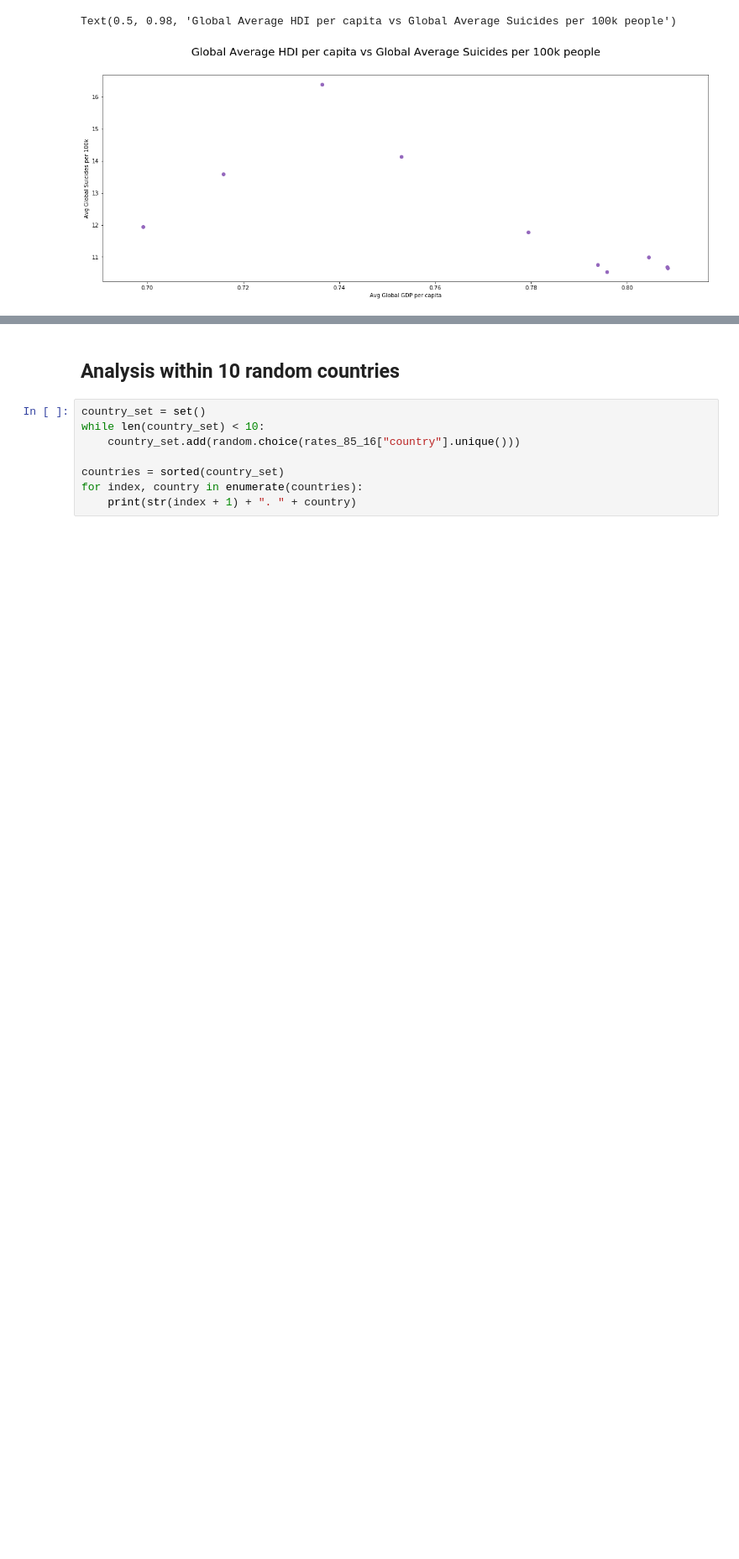
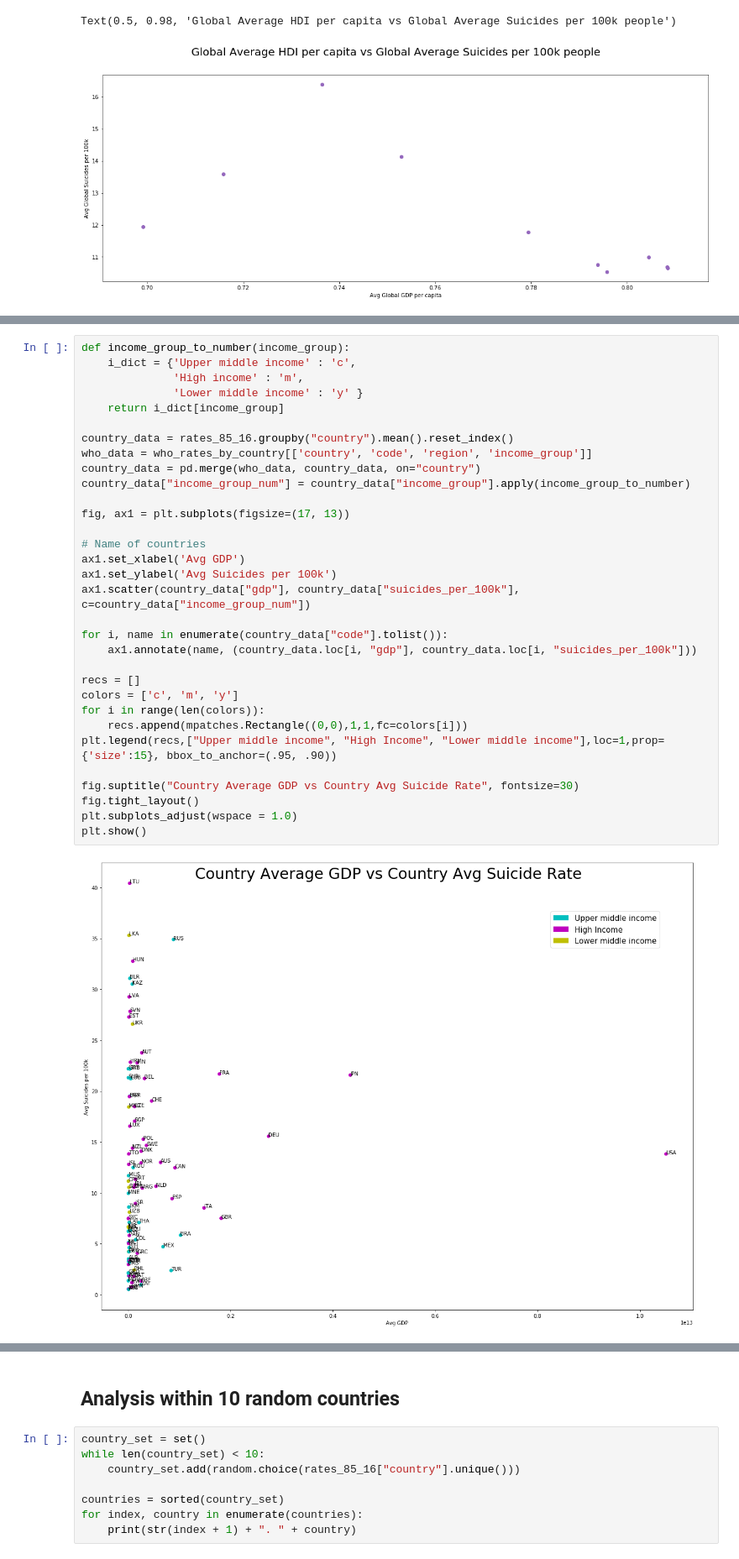
Before and after one commit to sethdagostino/COGS-108-Final-Project, a Jupyter notebook: FinalProject.ipynb, the cells around one changed output, grey strips where cells are left out. Shown at 84% size. Cells and saved outputs as stored; diff of their text form; blank space fills up the shorter version.

```diff
--- a/FinalProject.ipynb
+++ b/FinalProject.ipynb
@@ -271,0 +277,34 @@ Text(0.5, 0.98, 'Global Average HDI per capita vs Global Average Suicides per 10
+# %%
+def income_group_to_number(income_group):
+    i_dict = {'Upper middle income' : 'c',
+              'High income' : 'm',
+              'Lower middle income' : 'y' }
+    return i_dict[income_group]
+
+country_data = rates_85_16.groupby("country").mean().reset_index()
+who_data = who_rates_by_country[['country', 'code', 'region', 'income_group']]
+country_data = pd.merge(who_data, country_data, on="country")
+country_data["income_group_num"] = country_data["income_group"].apply(income_group_to_number)
+
+fig, ax1 = plt.subplots(figsize=(17, 13))
+
+# Name of countries
+ax1.set_xlabel('Avg GDP')
+ax1.set_ylabel('Avg Suicides per 100k')
+ax1.scatter(country_data["gdp"], country_data["suicides_per_100k"], c=country_data["income_group_num"])
+
+for i, name in enumerate(country_data["code"].tolist()):
+    ax1.annotate(name, (country_data.loc[i, "gdp"], country_data.loc[i, "suicides_per_100k"]))
+
+recs = []
+colors = ['c', 'm', 'y']
+for i in range(len(colors)):
+    recs.append(mpatches.Rectangle((0,0),1,1,fc=colors[i]))
+plt.legend(recs,["Upper middle income", "High Income", "Lower middle income"],loc=1,prop={'size':15}, bbox_to_anchor=(.95, .90))
+
+fig.suptitle("Country Average GDP vs Country Avg Suicide Rate", fontsize=30)
+fig.tight_layout()
+plt.subplots_adjust(wspace = 1.0)
+plt.show()
+# %% [output]
+[figure, added]
```
Also changed, not shown: parts of 8 cells of this notebook.
